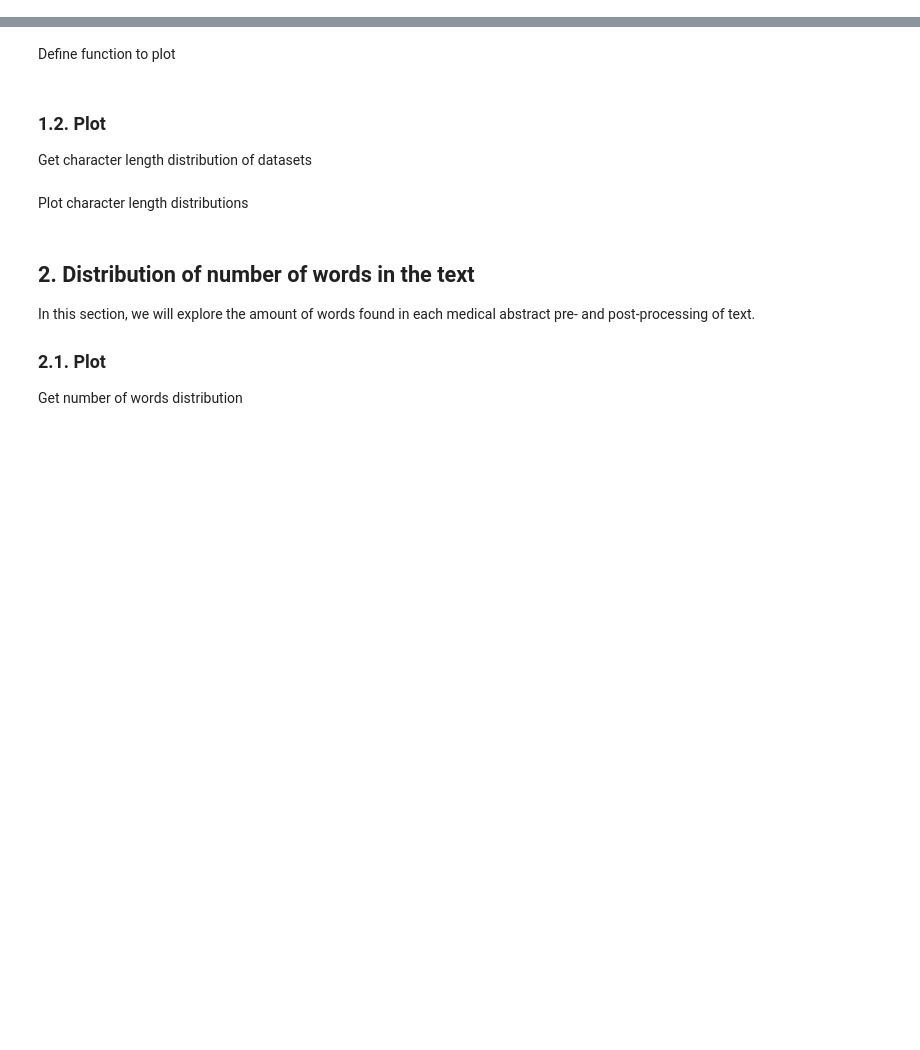
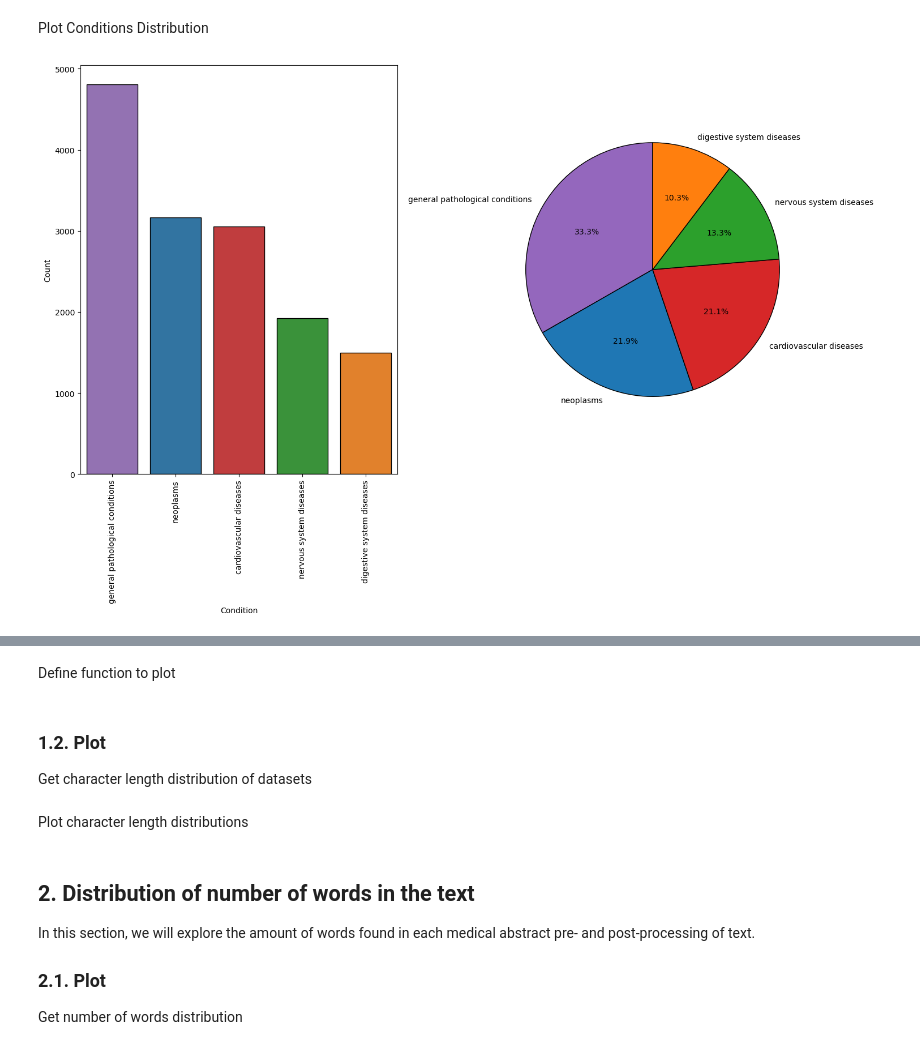
Before and after one commit to drojasca98/Medical-Text-Classification, a Jupyter notebook: python/2_data_exploration.ipynb, the cells around one changed output, grey strips where cells are left out. Saved outputs shown, nothing was run; the diff lists cells and outputs as text; code cells hidden in the pictures; blank space fills up the shorter version.

Commit message:
Added more code for plotting in Data Exploration

```diff
--- a/python/2_data_exploration.ipynb
+++ b/python/2_data_exploration.ipynb
@@ -37,0 +55,24 @@ import umap
+# %%
+# Train data path
+train_df = Path("../data/Raw/medical_tc_train.csv")
+# Test data path
+test_df = Path("../data/Raw/medical_tc_test.csv")
+# Labels path
+labels_df = Path("../data/Raw/medical_tc_labels.csv")
+
+# Open train data
+train_df = pd.read_csv(train_df)
+test_df = pd.read_csv(test_df)
+labels_df = pd.read_csv(labels_df)
+
+# Add Labels to Training and Testing sets
+train_df = pd.merge(train_df,labels_df, how = "left", on = "condition_label")
+test_df = pd.merge(test_df,labels_df, how = "left", on = "condition_label")
+
+# Concatenate dataframes for general dataset exploration
+full_df = pd.concat([train_df, test_df])
+
+# Visualize top 10 rows
+print(f"Training set (length: {len(train_df)}):\n", train_df.head(10))
+print(f"Test set (length: {len(test_df)}):\n", test_df.head(10))
+print(f"Full dataset (length: {len(full_df)}):\n", full_df.head(10))
@@ -37,0 +99,2 @@ import umap
+# %%
+plots_out_dir = Path("../plots/")
@@ -37,0 +165,6 @@ import umap
+# %% [markdown]
+Plot Conditions Distribution
+# %%
+plot_condition_distribution(full_df, plots_out_dir)
+# %% [output]
+[figure, added]
```
Also changed, not shown: parts of 42 cells of this notebook, 2 other files.
